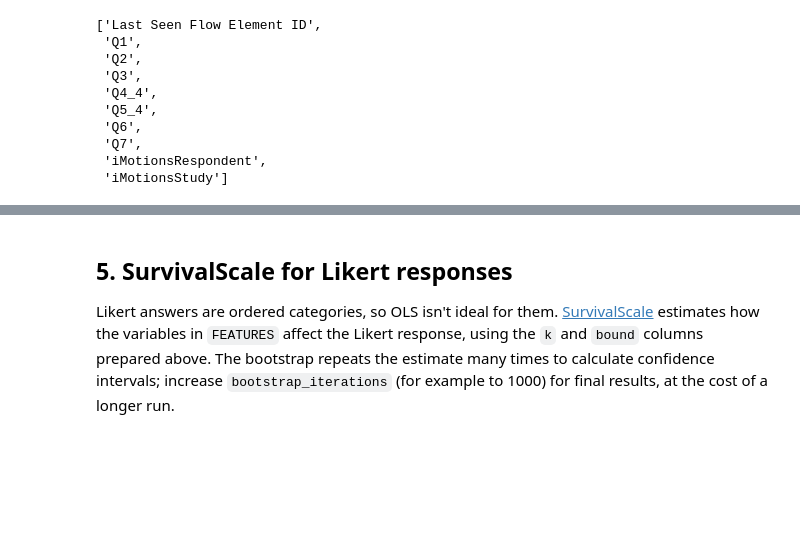
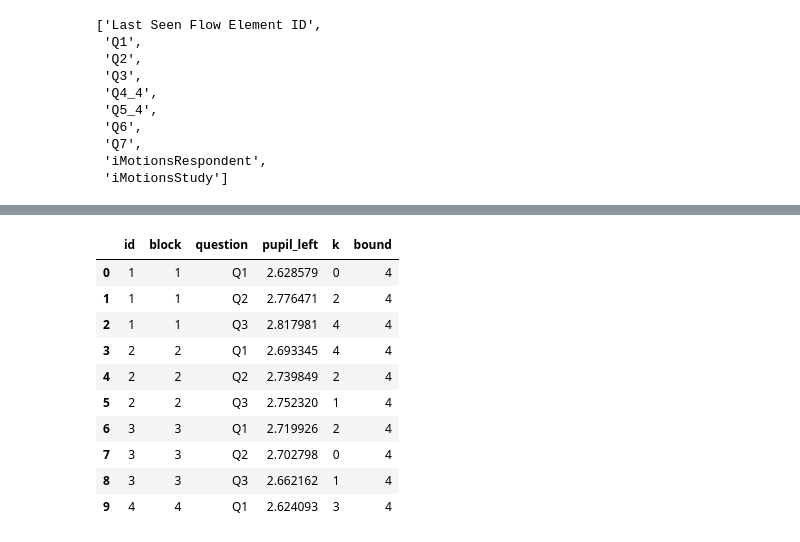
Before and after one commit to UNO-CAB-Lab/python-parsing, a Jupyter notebook: Analysis.ipynb, the cells around one changed output, grey strips where cells are left out. Cells and saved outputs as stored; diff of their text form; code cells hidden in the pictures; blank space fills up the shorter version.

```diff
--- a/Analysis.ipynb
+++ b/Analysis.ipynb
@@ -149,19 +217,28 @@ First the Likert answers are converted to numbers (`k`) and `bound` (the number
 # %%
-# Keep only answers that appear on the question's scale
-valid = [
-    str(response).strip().lower() in {str(label).strip().lower() for label in LIKERT_SCALES[question]}
-    for question, response in zip(panel["question"], panel["response"])
-]
-panel_likert = CBACABLab.AddLikertColumns(panel[valid], LIKERT_SCALES).reset_index(drop=True)
+
+# Add Likert columns to the panel data. This will add a column for each question with the numeric value of the response (e.g. 0-4 for a 5-point scale). The original response column is kept as well.
+panel_likert = CBACABLab.AddLikertColumns(panel, LIKERT_SCALES).reset_index(drop=True)
 
 # The columns the analyses need: id, block (who to cluster by), question, the variable(s) of interest, k and bound
 FEATURES = ["pupil_left"]
 analysis_data = pd.DataFrame({
     "id": panel_likert["respondent_id"],
     "block": panel_likert["respondent_id"],
     "question": panel_likert["question"],
-    "pupil_left": pd.to_numeric(panel_likert["pupil_left"], errors="coerce"),
-    "k": panel_likert["k"].astype(int),
-    "bound": panel_likert["bound"].astype(int),
+    "pupil_left": panel_likert["pupil_left"],
+    "k": pd.to_numeric(panel_likert["k"], errors="coerce"),
+    "bound": pd.to_numeric(panel_likert["bound"], errors="coerce"),
 }).dropna()
 analysis_data.head(10)
+# %% [output]
+|  | id | block | question | pupil_left | k | bound |
+| 0 | 1 | 1 | Q1 | 2.628579 | 0 | 4 |
+| 1 | 1 | 1 | Q2 | 2.776471 | 2 | 4 |
+| 2 | 1 | 1 | Q3 | 2.817981 | 4 | 4 |
+| 3 | 2 | 2 | Q1 | 2.693345 | 4 | 4 |
+| 4 | 2 | 2 | Q2 | 2.739849 | 2 | 4 |
+| 5 | 2 | 2 | Q3 | 2.752320 | 1 | 4 |
+| 6 | 3 | 3 | Q1 | 2.719926 | 2 | 4 |
+| 7 | 3 | 3 | Q2 | 2.702798 | 0 | 4 |
+| 8 | 3 | 3 | Q3 | 2.662162 | 1 | 4 |
+| 9 | 4 | 4 | Q1 | 2.624093 | 3 | 4 |
@@ -176,7 +245,3 @@ print(ols_model.summary())
-# %% [markdown]
-## 5. SurvivalScale for Likert responses
-
-Likert answers are ordered categories, so OLS isn't ideal for them. [SurvivalScale](https://github.com/tazzben/Likert-estimation) estimates how the variables in `FEATURES` affect the Likert response, using the `k` and `bound` columns prepared above. The bootstrap repeats the estimate many times to calculate confidence intervals; increase `bootstrap_iterations` (for example to 1000) for final results, at the cost of a longer run.
 # %%
 from SurvivalScale import get_results
 
```
Also changed, not shown: parts of 34 cells of this notebook, 1 other file.
